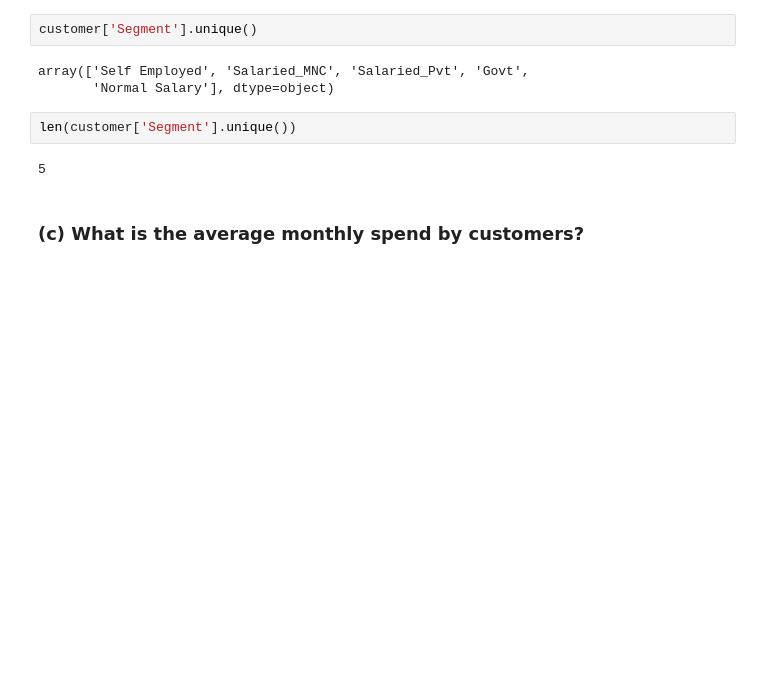
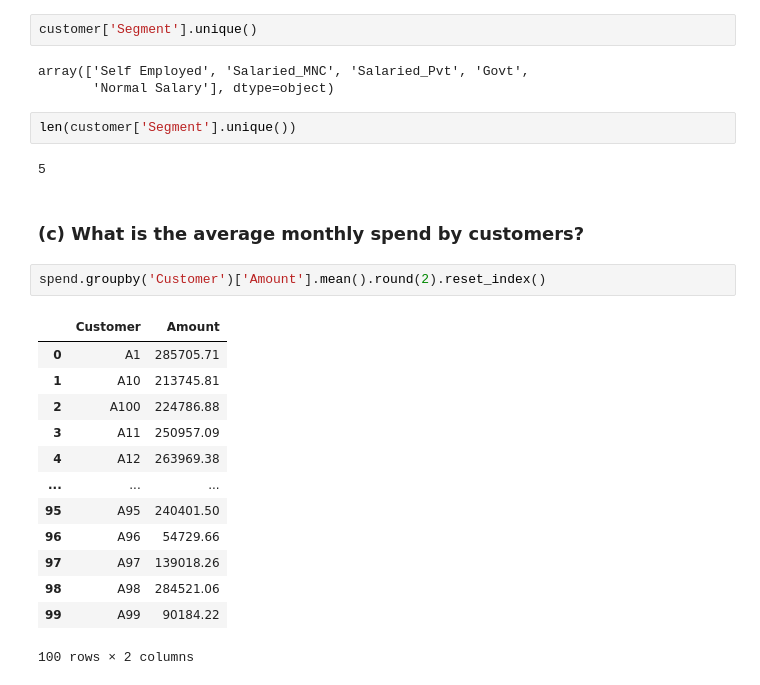
Before and after one commit to sakshisv/Credit-Card-Case-Study, a Jupyter notebook: Credit Card Case Study (Python).ipynb, the cells around one changed output. Cells and saved outputs as stored; diff of their text form; blank space fills up the shorter version.

```diff
--- a/Credit Card Case Study (Python).ipynb
+++ b/Credit Card Case Study (Python).ipynb
@@ -193,3 +193,19 @@ len(customer['Segment'].unique())
 5
 # %% [markdown]
 ### (c) What is the average monthly spend by customers?
+# %%
+spend.groupby('Customer')['Amount'].mean().round(2).reset_index()
+# %% [output]
+|  | Customer | Amount |
+| 0 | A1 | 285705.71 |
+| 1 | A10 | 213745.81 |
+| 2 | A100 | 224786.88 |
+| 3 | A11 | 250957.09 |
+| 4 | A12 | 263969.38 |
+| ... | ... | ... |
+| 95 | A95 | 240401.50 |
+| 96 | A96 | 54729.66 |
+| 97 | A97 | 139018.26 |
+| 98 | A98 | 284521.06 |
+| 99 | A99 | 90184.22 |
+100 rows × 2 columns
```
Also changed, not shown: parts of 8 cells of this notebook.
